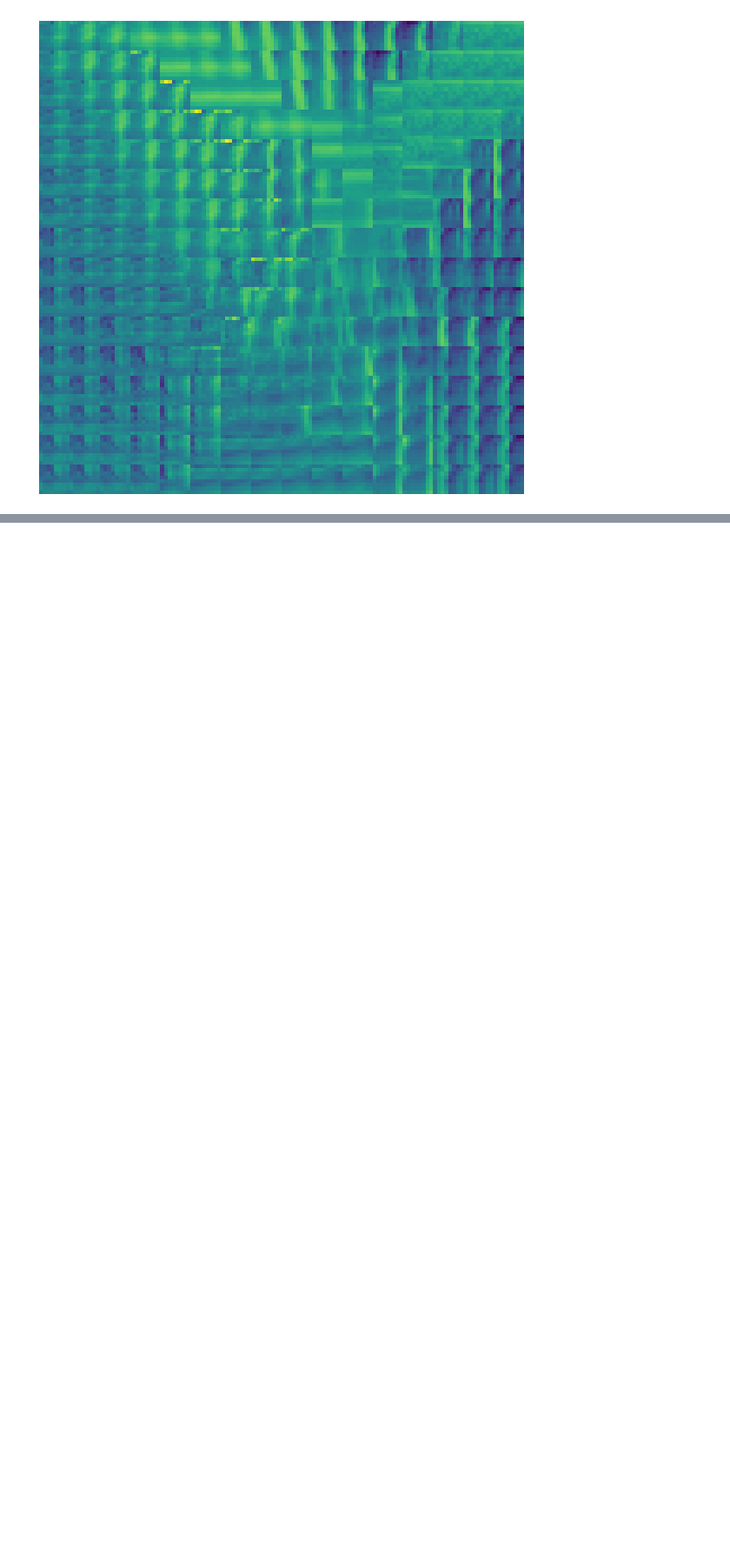
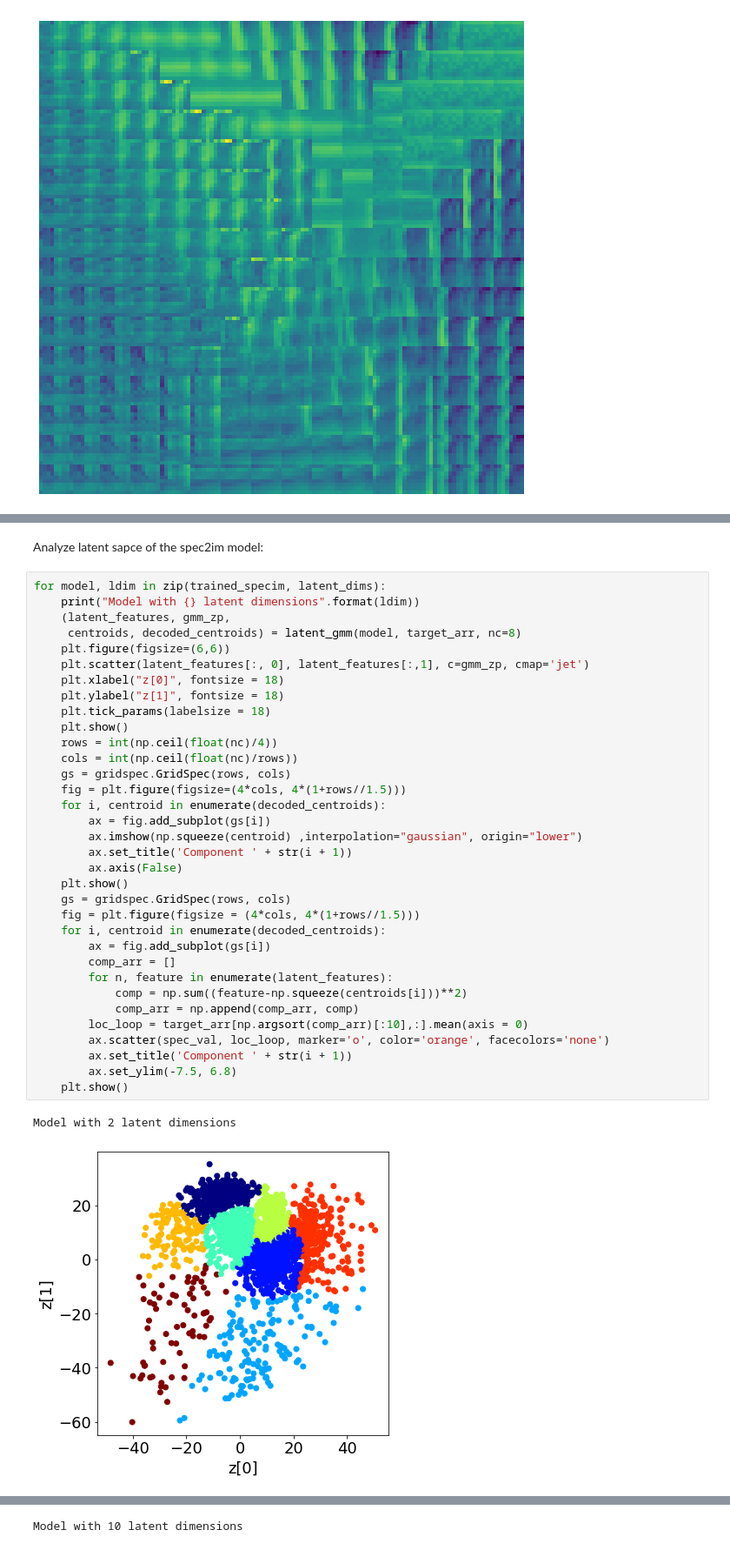
Before and after one commit to ziatdinovmax/im2spec, a Jupyter notebook: notebooks/beps_im2spec.ipynb, the cells around one changed output, grey strips where cells are left out. Shown at 87% size. Drawn from its saved outputs; the diff is of its cells as text; blank space fills up the shorter version.

```diff
--- a/notebooks/beps_im2spec.ipynb
+++ b/notebooks/beps_im2spec.ipynb
@@ -338,0 +403,39 @@ plt.show()
+# %% [markdown]
+Analyze latent sapce of the spec2im model:
+# %%
+for model, ldim in zip(trained_specim, latent_dims):
+    print("Model with {} latent dimensions".format(ldim))
+    (latent_features, gmm_zp,
+     centroids, decoded_centroids) = latent_gmm(model, target_arr, nc=8)
+    plt.figure(figsize=(6,6))
+    plt.scatter(latent_features[:, 0], latent_features[:,1], c=gmm_zp, cmap='jet')
+    plt.xlabel("z[0]", fontsize = 18)
+    plt.ylabel("z[1]", fontsize = 18)
+    plt.tick_params(labelsize = 18)
+    plt.show()
+    rows = int(np.ceil(float(nc)/4))
+    cols = int(np.ceil(float(nc)/rows))
+    gs = gridspec.GridSpec(rows, cols)
+    fig = plt.figure(figsize=(4*cols, 4*(1+rows//1.5)))
+    for i, centroid in enumerate(decoded_centroids):
+        ax = fig.add_subplot(gs[i])
+        ax.imshow(np.squeeze(centroid) ,interpolation="gaussian", origin="lower")
+        ax.set_title('Component ' + str(i + 1))
+        ax.axis(False)
+    plt.show()
+    gs = gridspec.GridSpec(rows, cols)
+    fig = plt.figure(figsize = (4*cols, 4*(1+rows//1.5)))
+    for i, centroid in enumerate(decoded_centroids):
+        ax = fig.add_subplot(gs[i])
+        comp_arr = []
+        for n, feature in enumerate(latent_features):
+            comp = np.sum((feature-np.squeeze(centroids[i]))**2)
+            comp_arr = np.append(comp_arr, comp)
+        loc_loop = target_arr[np.argsort(comp_arr)[:10],:].mean(axis = 0)
+        ax.scatter(spec_val, loc_loop, marker='o', color='orange', facecolors='none')
+        ax.set_title('Component ' + str(i + 1))
+        ax.set_ylim(-7.5, 6.8)
+    plt.show()
+# %% [output]
+Model with 2 latent dimensions
+[figure, added]
@@ -338,0 +444 @@ plt.show()
+Model with 10 latent dimensions
```
Also changed, not shown: parts of 15 cells of this notebook.
